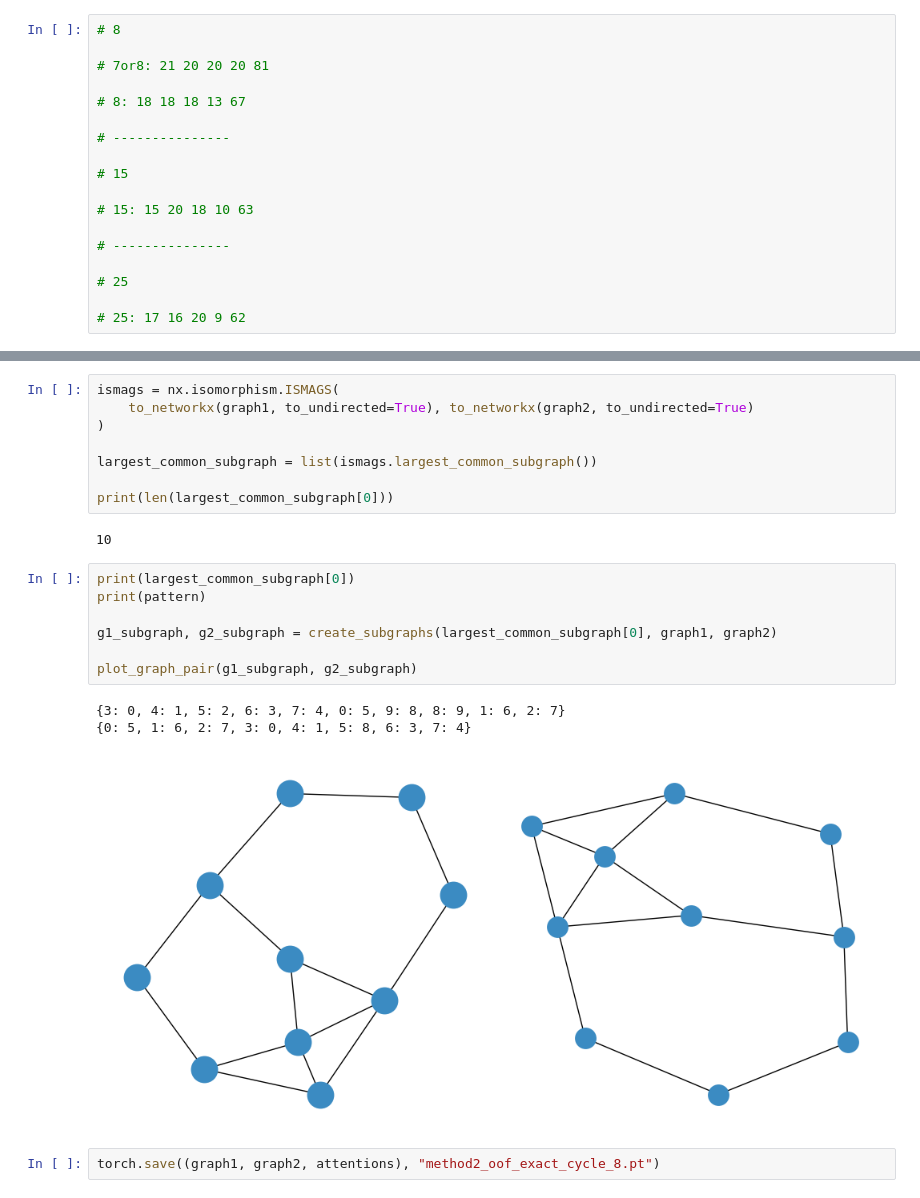
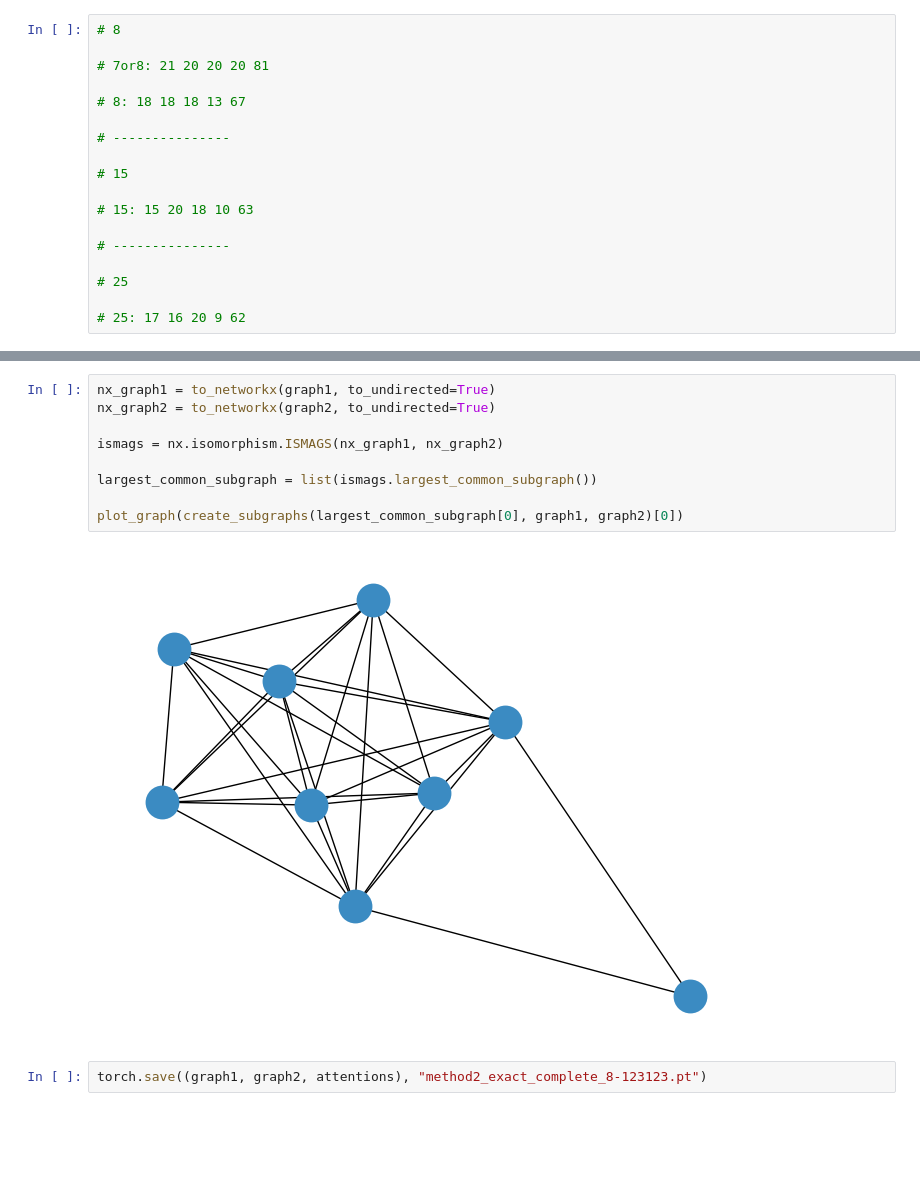
Before and after one commit to tsimiho/gmn, a Jupyter notebook: cross_mutag_test.ipynb, the cells around one changed output, grey strips where cells are left out. Saved outputs shown, nothing was run; the diff lists cells and outputs as text; blank space fills up the shorter version.

```diff
--- a/cross_mutag_test.ipynb
+++ b/cross_mutag_test.ipynb
@@ -1258,23 +1491,13 @@ while True:
 # %%
-ismags = nx.isomorphism.ISMAGS(
-    to_networkx(graph1, to_undirected=True), to_networkx(graph2, to_undirected=True)
-)
+nx_graph1 = to_networkx(graph1, to_undirected=True)
+nx_graph2 = to_networkx(graph2, to_undirected=True)
+
+ismags = nx.isomorphism.ISMAGS(nx_graph1, nx_graph2)
 
 largest_common_subgraph = list(ismags.largest_common_subgraph())
 
-print(len(largest_common_subgraph[0]))
+plot_graph(create_subgraphs(largest_common_subgraph[0], graph1, graph2)[0])
 # %% [output]
-10
+[figure, added]
-# %%
-print(largest_common_subgraph[0])
-print(pattern)
-
-g1_subgraph, g2_subgraph = create_subgraphs(largest_common_subgraph[0], graph1, graph2)
-
-plot_graph_pair(g1_subgraph, g2_subgraph)
-# %% [output]
-{3: 0, 4: 1, 5: 2, 6: 3, 7: 4, 0: 5, 9: 8, 8: 9, 1: 6, 2: 7}
-{0: 5, 1: 6, 2: 7, 3: 0, 4: 1, 5: 8, 6: 3, 7: 4}
-[figure, removed]
 # %%
-torch.save((graph1, graph2, attentions), "method2_oof_exact_cycle_8.pt")
+torch.save((graph1, graph2, attentions), "method2_exact_complete_8-123123.pt")
```
Also changed, not shown: parts of 17 cells of this notebook, 6 other files.
